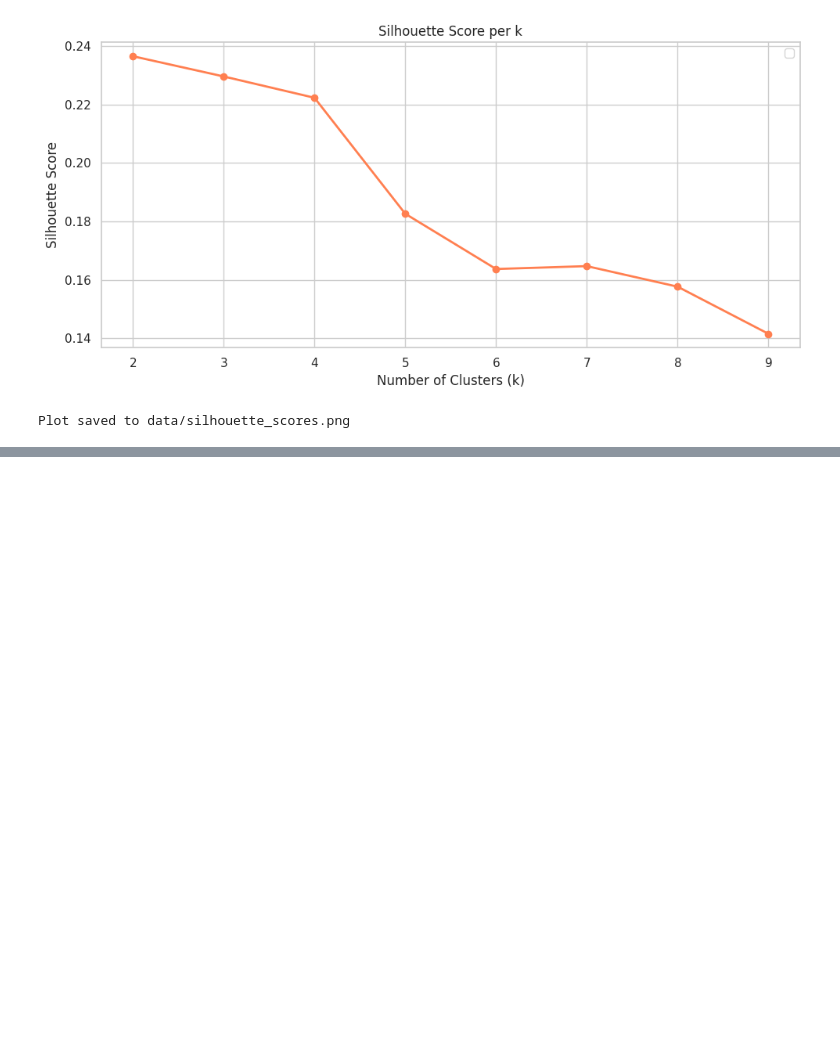
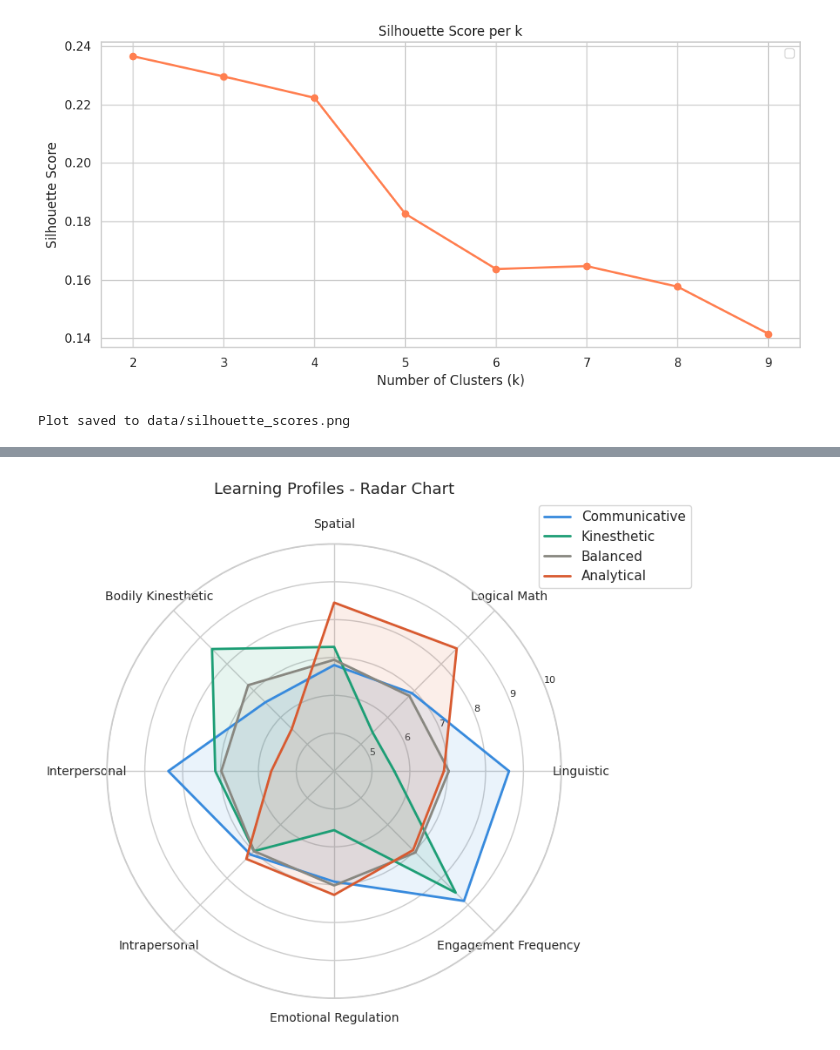
Before and after one commit to viniwenz/learning-profile-analysis, a Jupyter notebook: notebooks/02_modeling.ipynb, the cells around one changed output, grey strips where cells are left out. Drawn from its saved outputs; the diff is of its cells as text; code cells hidden in the pictures; blank space fills up the shorter version.

```diff
--- a/notebooks/02_modeling.ipynb
+++ b/notebooks/02_modeling.ipynb
@@ -214,0 +292,13 @@ aligning with the four archetypes defined in the theoretical framework.
+# %%
+# Update cluster names based on heatmap analysis
+cluster_names = {
+    0: "Communicative", # High linguistic and interpersonal; moderate other dimensions
+    1: "Kinesthetic", # High bodily-kinesthetic and engagement; lower linguistic and logical-math
+    2: "Balanced", # Moderate scores across all dimensions; moderate socioemotional indicator
+    3: "Analytical" # High logical-math and spatial; lower bodily-kinesthetic and interpersonal
+}
+
+df["profile"] = df["cluster"].map(cluster_names)
+
+print("Profile distribution:")
+print(df["profile"].value_counts())
@@ -214,0 +313,31 @@ aligning with the four archetypes defined in the theoretical framework.
+# %%
+# Plotting radar chart
+
+fig, ax = plt.subplots(figsize=(8, 8), subplot_kw=dict(polar=True))
+
+labels = [c.replace("_score", "").replace("_", " ").title() for c in score_columns]
+N = len(labels)
+angles = [n / float(N) * 2 * np.pi for n in range(N)]
+angles += angles[:1]
+
+colors = ['#378ADD', '#1D9E75', '#888780', '#D85A30']
+
+for i, (cluster_id, row) in enumerate(cluster_means.iterrows()):
+    values = row.tolist()
+    values += values[:1]
+    ax.plot(angles, values, linewidth=2, color=colors[i], label=cluster_names[cluster_id])
+    ax.fill(angles, values, alpha=0.1, color=colors[i])
+
+ax.set_xticks(angles[:-1])
+ax.set_xticklabels(labels, size=10)
+ax.set_ylim(4, 10)
+ax.set_yticks([5, 6, 7, 8, 9, 10])
+ax.set_yticklabels(['5','6','7','8','9','10'], size=8)
+ax.set_title("Learning Profiles - Radar Chart", size=13, pad=20)
+ax.legend(loc='upper right', bbox_to_anchor=(1.3, 1.1))
+
+plt.tight_layout()
+plt.savefig("../data/cluster_radar.png", dpi=150, bbox_inches='tight')
+plt.show()
+# %% [output]
+[figure, added]
```
Also changed, not shown: parts of 17 cells of this notebook, 5 other files.
